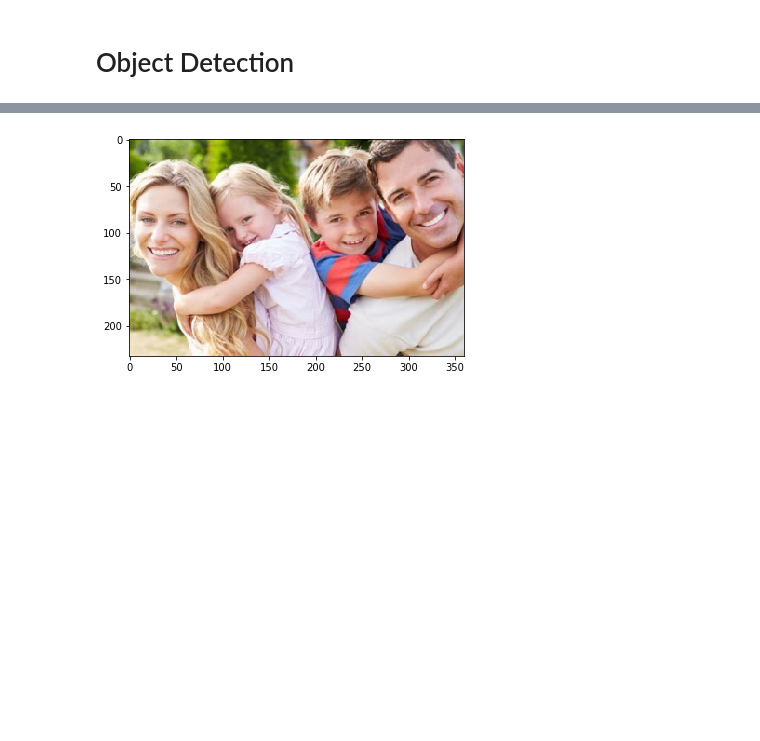
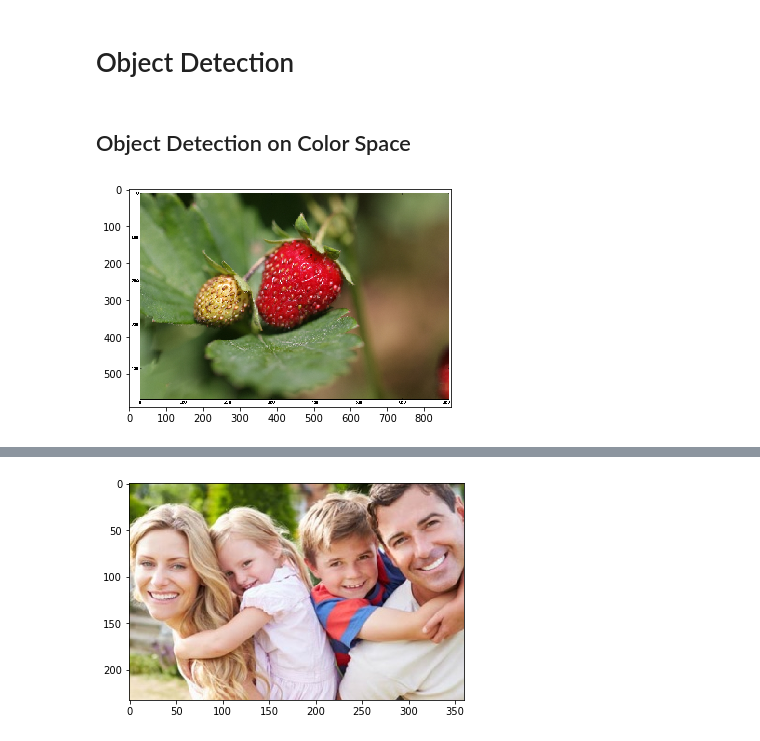
Before and after one commit to doosik71/lecture_python, a Jupyter notebook: 20_opencv/27_Object_Detection.ipynb, the cells around one changed output, grey strips where cells are left out. Saved outputs shown, nothing was run; the diff lists cells and outputs as text; code cells hidden in the pictures; blank space fills up the shorter version.

Commit message:
Update Object Detection.

```diff
--- a/20_opencv/27_Object_Detection.ipynb
+++ b/20_opencv/27_Object_Detection.ipynb
@@ -10,0 +7,8 @@ eye_cascade = cv2.CascadeClassifier('haarcascade_eye.xml')
+# %% [markdown]
+## Object Detection on Color Space
+# %%
+# Read sample image.
+color_image = cv2.cvtColor(cv2.imread('../images/strawberry.png'), cv2.COLOR_BGR2RGB)
+_ = plt.imshow(color_image)
+# %% [output]
+[figure, added]
```
Also changed, not shown: parts of 16 cells of this notebook, 1 other file.
